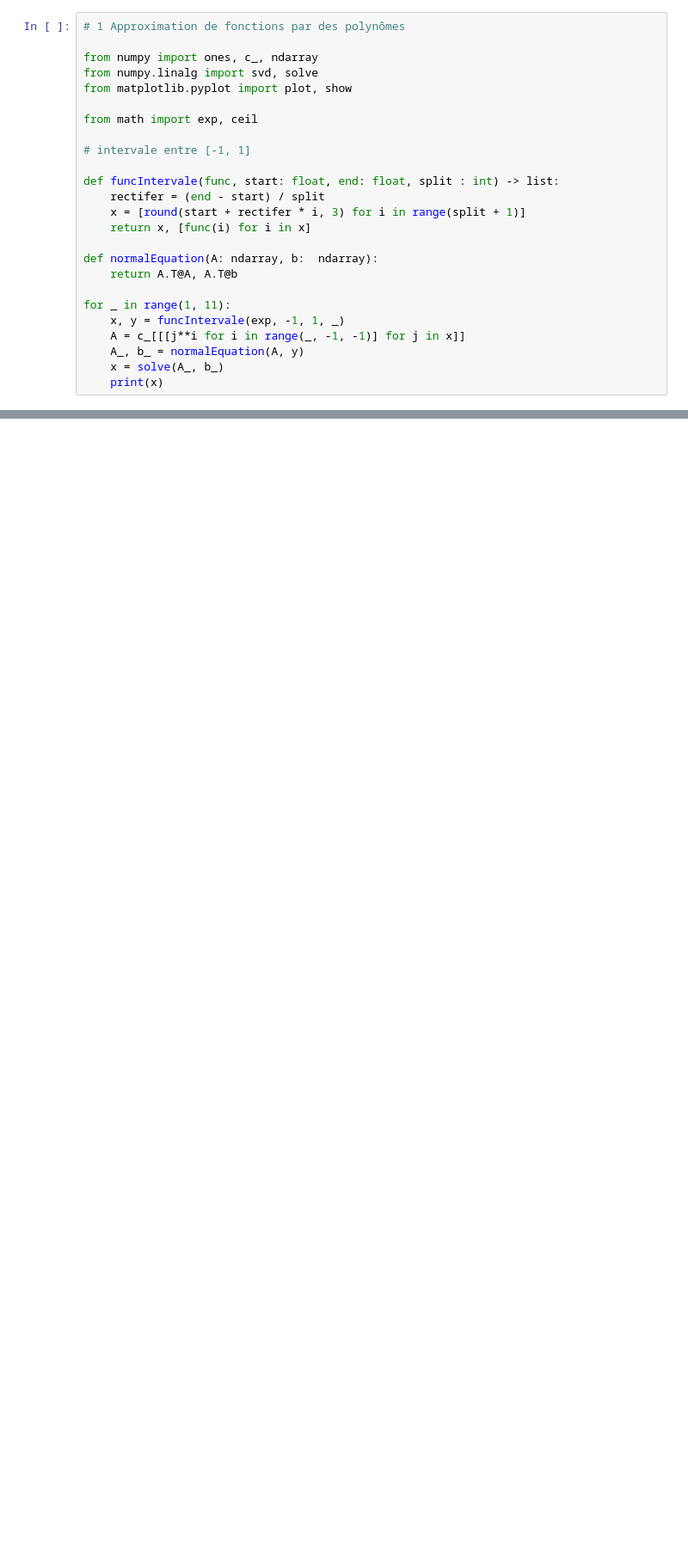
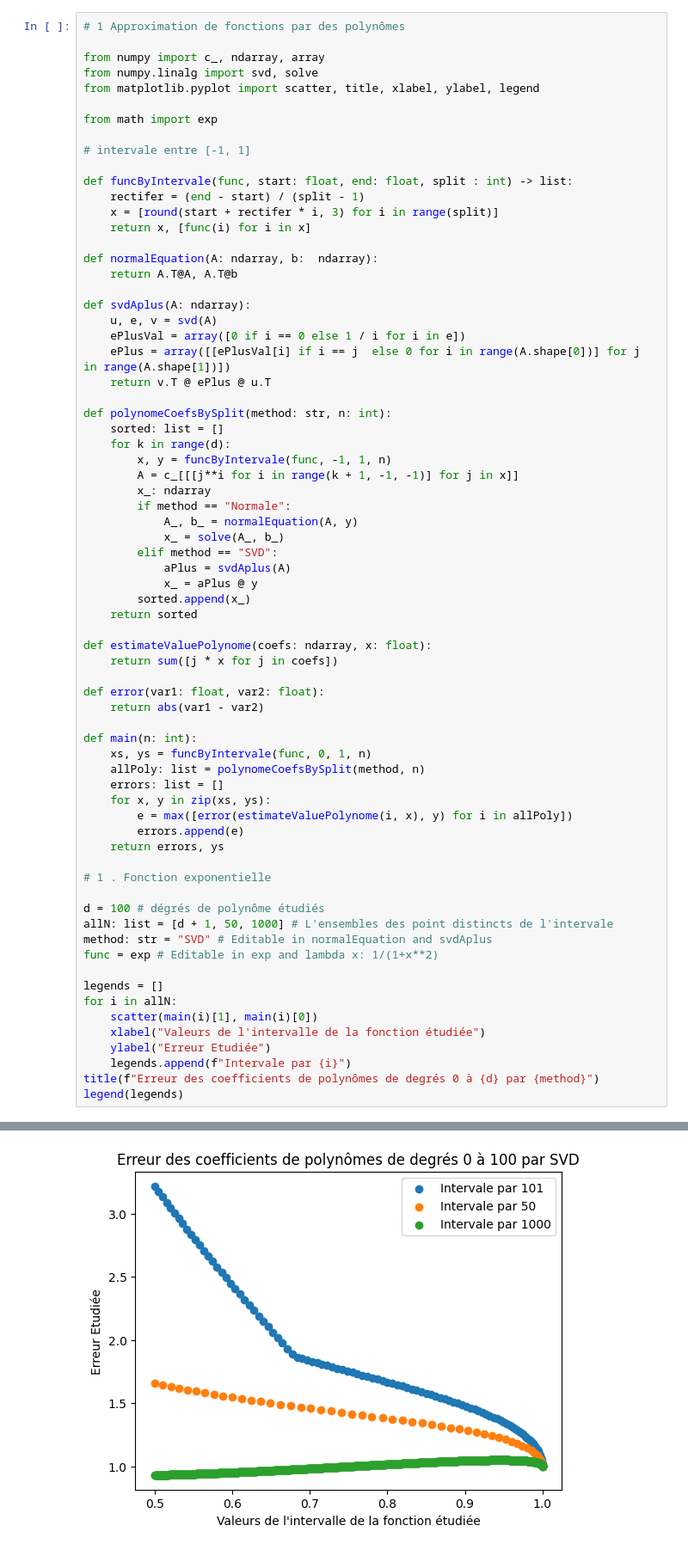
Before and after one commit to Glerious/IPSA, a Jupyter notebook: Ma313_Algèbre_numérique/Projet/src/py/test.ipynb, the cells around one changed output, grey strips where cells are left out. Shown at 86% size. Drawn from its saved outputs; the diff is of its cells as text; blank space fills up the shorter version.

```diff
--- a/Ma313_Algèbre_numérique/Projet/src/py/test.ipynb
+++ b/Ma313_Algèbre_numérique/Projet/src/py/test.ipynb
@@ -1,26 +1,71 @@
 # %%
 # 1 Approximation de fonctions par des polynômes
 
-from numpy import ones, c_, ndarray
+from numpy import c_, ndarray, array
 from numpy.linalg import svd, solve
-from matplotlib.pyplot import plot, show
+from matplotlib.pyplot import scatter, title, xlabel, ylabel, legend
 
-from math import exp, ceil
+from math import exp
 
 # intervale entre [-1, 1]
 
-def funcIntervale(func, start: float, end: float, split : int) -> list:
-    rectifer = (end - start) / split
-    x = [round(start + rectifer * i, 3) for i in range(split + 1)]
+def funcByIntervale(func, start: float, end: float, split : int) -> list:
+    rectifer = (end - start) / (split - 1)
+    x = [round(start + rectifer * i, 3) for i in range(split)]
     return x, [func(i) for i in x]
 
 def normalEquation(A: ndarray, b:  ndarray):
     return A.T@A, A.T@b
 
-for _ in range(1, 11):
-    x, y = funcIntervale(exp, -1, 1, _)
-    A = c_[[[j**i for i in range(_, -1, -1)] for j in x]]
-    A_, b_ = normalEquation(A, y)
-    x = solve(A_, b_)
-    print(x)
+def svdAplus(A: ndarray):
+    u, e, v = svd(A)
+    ePlusVal = array([0 if i == 0 else 1 / i for i in e])
+    ePlus = array([[ePlusVal[i] if i == j  else 0 for i in range(A.shape[0])] for j in range(A.shape[1])])
+    return v.T @ ePlus @ u.T
+
+def polynomeCoefsBySplit(method: str, n: int):
+    sorted: list = []
+    for k in range(d):
+        x, y = funcByIntervale(func, -1, 1, n)
+        A = c_[[[j**i for i in range(k + 1, -1, -1)] for j in x]]
+        x_: ndarray
+        if method == "Normale":
+            A_, b_ = normalEquation(A, y)
+            x_ = solve(A_, b_)
+        elif method == "SVD":
+            aPlus = svdAplus(A)
+            x_ = aPlus @ y
+        sorted.append(x_)
+    return sorted
+
+def estimateValuePolynome(coefs: ndarray, x: float):
+    return sum([j * x for j in coefs])
+
+def error(var1: float, var2: float):
+    return abs(var1 - var2)
+
+def main(n: int):
+    xs, ys = funcByIntervale(func, 0, 1, n)
+    allPoly: list = polynomeCoefsBySplit(method, n)
+    errors: list = []
+    for x, y in zip(xs, ys):
+        e = max([error(estimateValuePolynome(i, x), y) for i in allPoly])
+        errors.append(e)
+    return errors, ys
+
+# 1 . Fonction exponentielle
+
+d = 100 # dégrés de polynôme étudiés
+allN: list = [d + 1, 50, 1000] # L'ensembles des point distincts de l'intervale
+method: str = "SVD" # Editable in normalEquation and svdAplus
+func = exp # Editable in exp and lambda x: 1/(1+x**2)
+
+legends = []
+for i in allN:
+    scatter(main(i)[1], main(i)[0])
+    xlabel("Valeurs de l'intervalle de la fonction étudiée")
+    ylabel("Erreur Etudiée")
+    legends.append(f"Intervale par {i}")
+title(f"Erreur des coefficients de polynômes de degrés 0 à {d} par {method}")
+legend(legends)
 # %% [output]
@@ -44,0 +73 @@ for _ in range(1, 11):
+[figure, added]
```
Also changed, not shown: parts of 3 cells of this notebook, 10 other files.
